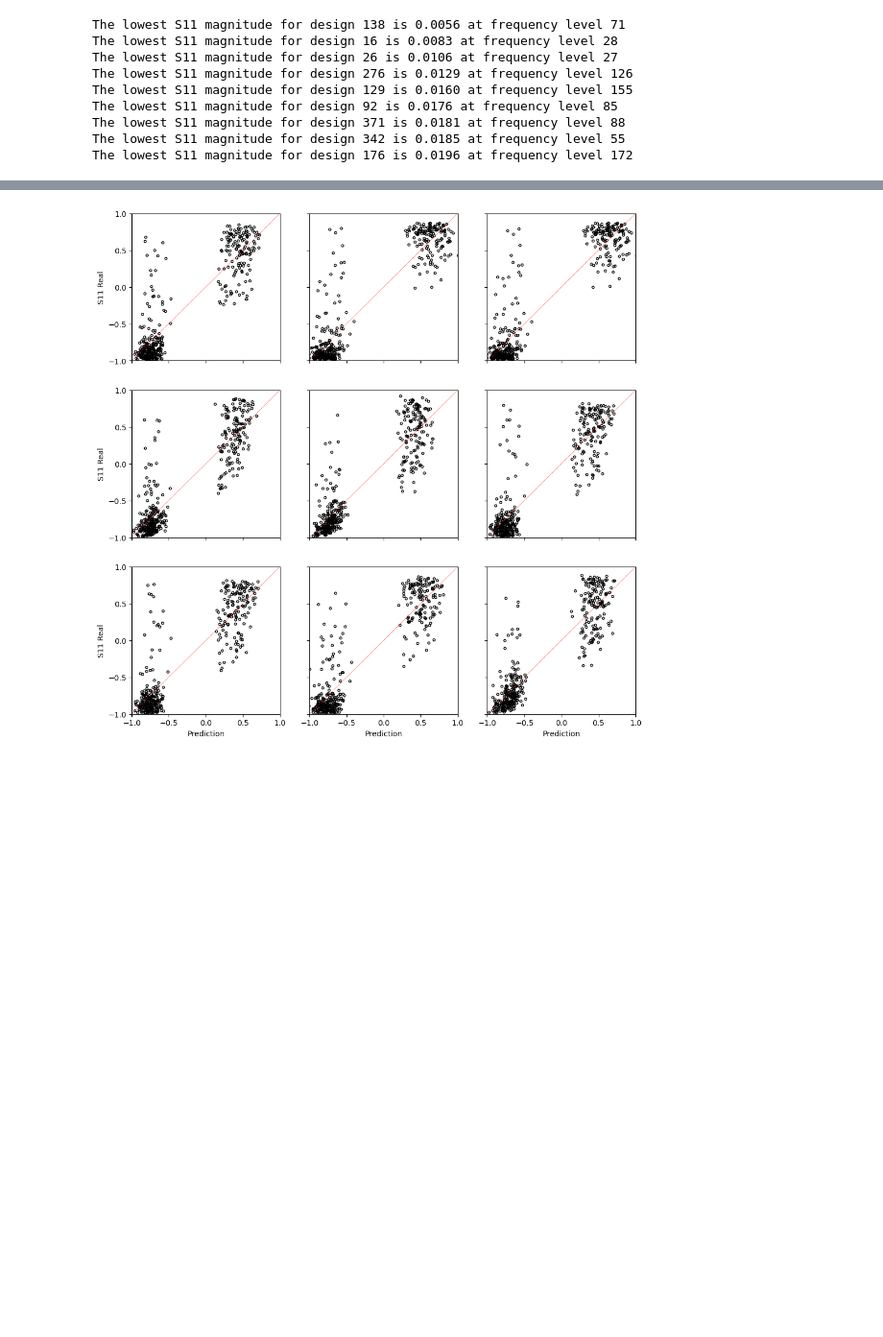
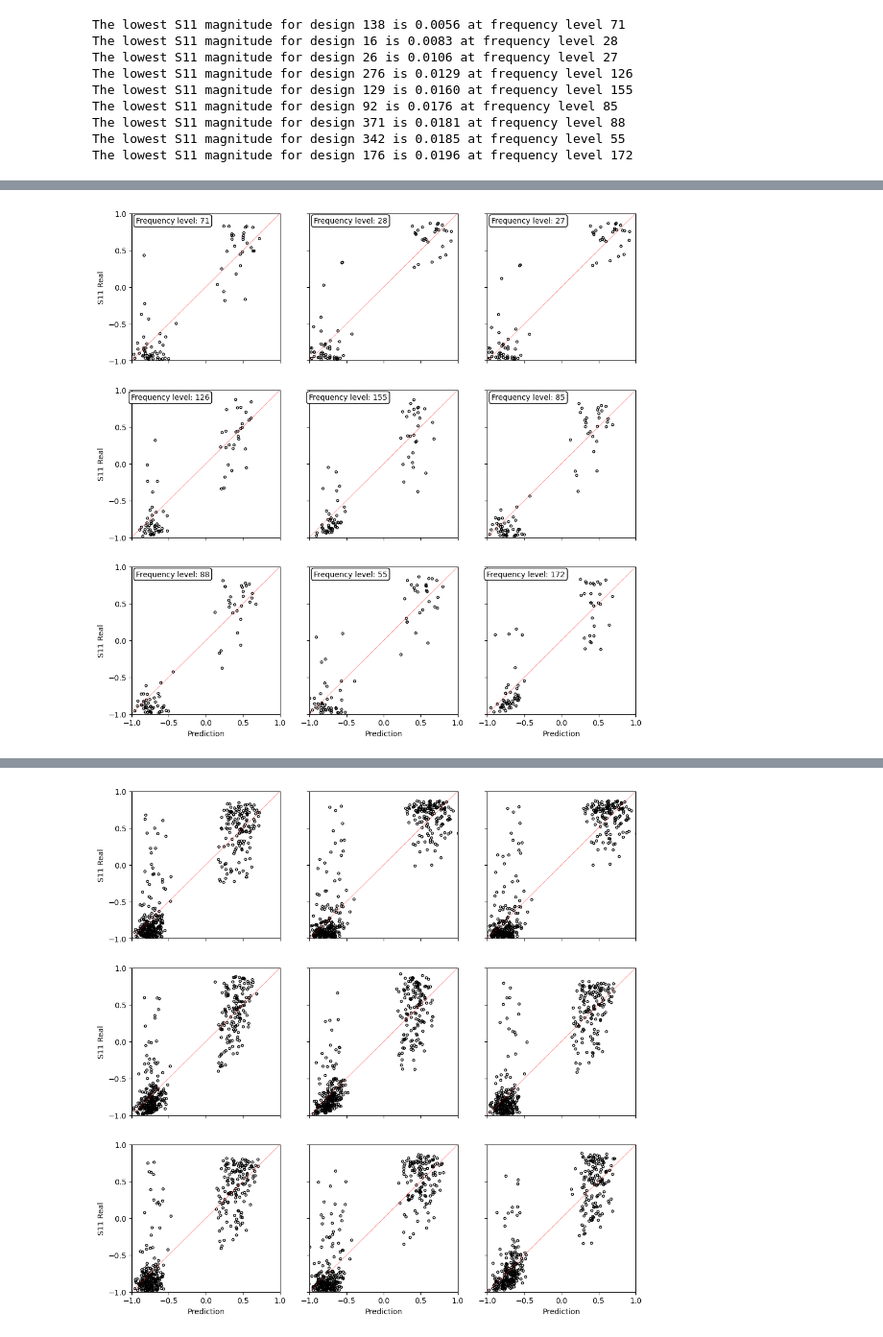
Before and after one commit to BU-IE-582/fall-24-HannesKn13, a Jupyter notebook: hw1/IE582_hw1_v04.ipynb, the cells around one changed output, grey strips where cells are left out. Shown at 96% size. Cells and saved outputs as stored; diff of their text form; code cells hidden in the pictures; blank space fills up the shorter version.

```diff
--- a/hw1/IE582_hw1_v04.ipynb
+++ b/hw1/IE582_hw1_v04.ipynb
@@ -134,0 +245,25 @@ for i in range(len(output_real_reduced[0])):
+# %%
+#Real
+
+fig, axs = plt.subplots(3, 3,figsize=(12,12))
+
+#scatter-plot output value over predicted values
+for i,ax in enumerate(axs.flat):
+    if(i>=len(output_real_reduced[0])):
+        break
+    ax.scatter(pred_real[i],out_real_test[:,i],color='black',marker='.',facecolors='none')
+    ax.axline((0, 0), slope=1,color='red',linewidth=0.3)
+    ax.text(0.05, 0.95, f'Frequency level: {frequencies[i]}',
+            verticalalignment='top', horizontalalignment='right',
+            bbox=dict(facecolor='white', edgecolor='black', boxstyle='round,pad=0.3'))
+
+# set axis properties
+for ax in axs.flat:
+    ax.set(xlabel='Prediction', ylabel='S11 Real')
+    ax.set_xlim([-1, 1])
+    ax.set_ylim([-1, 1])
+    ax.set_xticks(np.arange(-1, 1.1, 0.5))
+    ax.set_yticks(np.arange(-1, 1.1, 0.5))
+    ax.label_outer()
+# %% [output]
+[figure, added]
```
Also changed, not shown: parts of 15 cells of this notebook.
